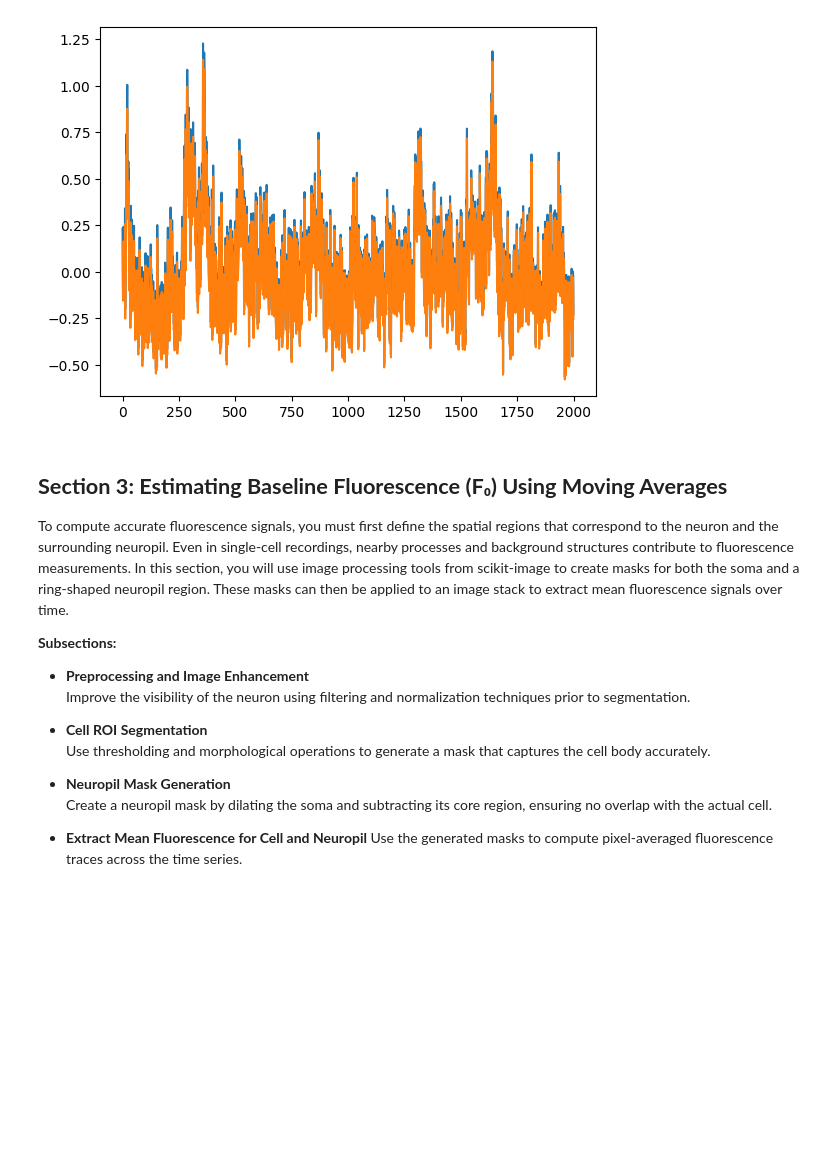
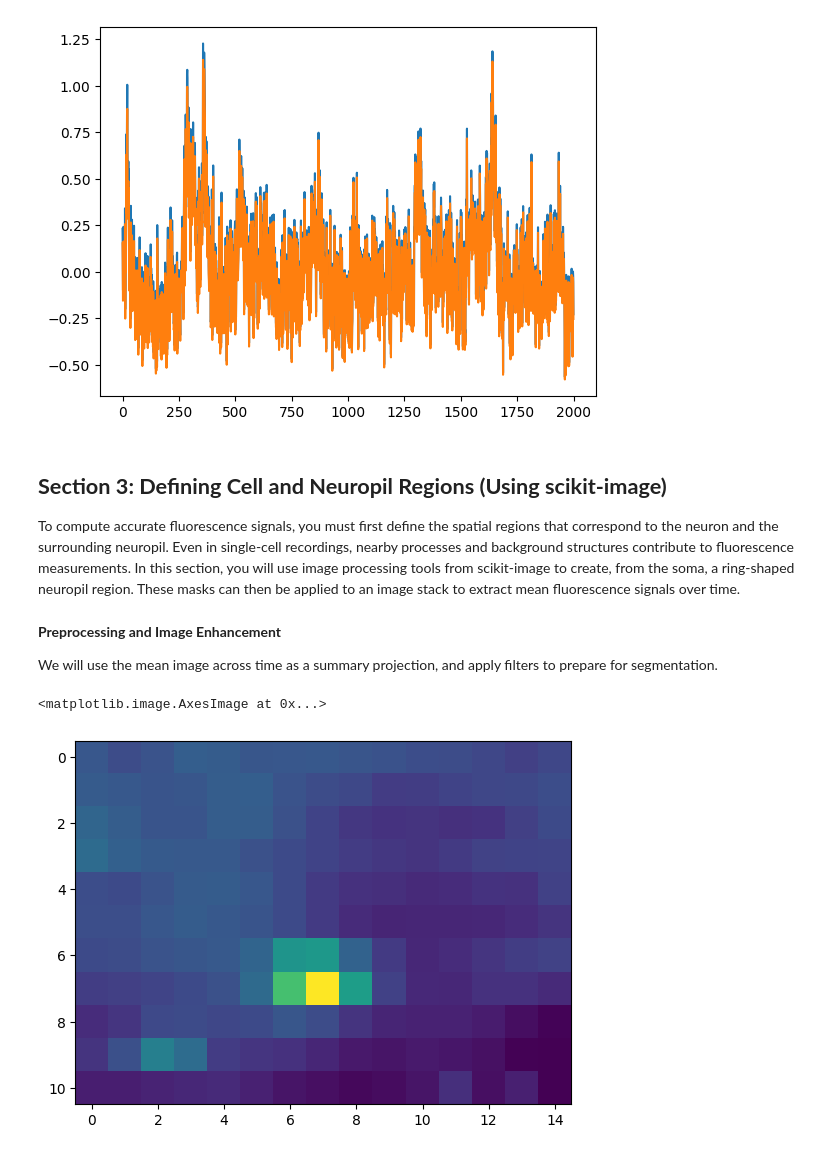
Before and after one commit to sangeethankumar/Courses, a Jupyter notebook: CalciumImaging/Draft1/04. Using the Neuropil to Get Better Cell Fluorescence Estimates.ipynb, the cells around one changed output. Cells and saved outputs as stored; diff of their text form; code cells hidden in the pictures; blank space fills up the shorter version.

```diff
--- a/CalciumImaging/Draft1/04. Using the Neuropil to Get Better Cell Fluorescence Estimates.ipynb
+++ b/CalciumImaging/Draft1/04. Using the Neuropil to Get Better Cell Fluorescence Estimates.ipynb
@@ -237,19 +238,16 @@ plt.plot(dff_mean)
 [<matplotlib.lines.Line2D at 0x...>]
 [figure]
 # %% [markdown]
-## **Section 3: Estimating Baseline Fluorescence (F₀) Using Moving Averages**
+## **Section 3: Defining Cell and Neuropil Regions (Using scikit-image)**
 
-To compute accurate fluorescence signals, you must first define the spatial regions that correspond to the neuron and the surrounding neuropil. Even in single-cell recordings, nearby processes and background structures contribute to fluorescence measurements. In this section, you will use image processing tools from scikit-image to create masks for both the soma and a ring-shaped neuropil region. These masks can then be applied to an image stack to extract mean fluorescence signals over time.
-
-**Subsections:**
-- **Preprocessing and Image Enhancement**
-  Improve the visibility of the neuron using filtering and normalization techniques prior to segmentation.
-
-- **Cell ROI Segmentation**
-  Use thresholding and morphological operations to generate a mask that captures the cell body accurately.
-
-- **Neuropil Mask Generation**
-  Create a neuropil mask by dilating the soma and subtracting its core region, ensuring no overlap with the actual cell.
-
-- **Extract Mean Fluorescence for Cell and Neuropil**
-  Use the generated masks to compute pixel-averaged fluorescence traces across the time series.
+To compute accurate fluorescence signals, you must first define the spatial regions that correspond to the neuron and the surrounding neuropil. Even in single-cell recordings, nearby processes and background structures contribute to fluorescence measurements. In this section, you will use image processing tools from scikit-image to create, from the soma, a ring-shaped neuropil region. These masks can then be applied to an image stack to extract mean fluorescence signals over time.
+# %% [markdown]
+**Preprocessing and Image Enhancement**
+
+We will use the mean image across time as a summary projection, and apply filters to prepare for segmentation.
+# %%
+mean_proj = data.mean(axis=0)
+plt.imshow(mean_proj)
+# %% [output]
+<matplotlib.image.AxesImage at 0x...>
+[figure, added]
```
Also changed, not shown: parts of 9 cells of this notebook, 1 other file.
